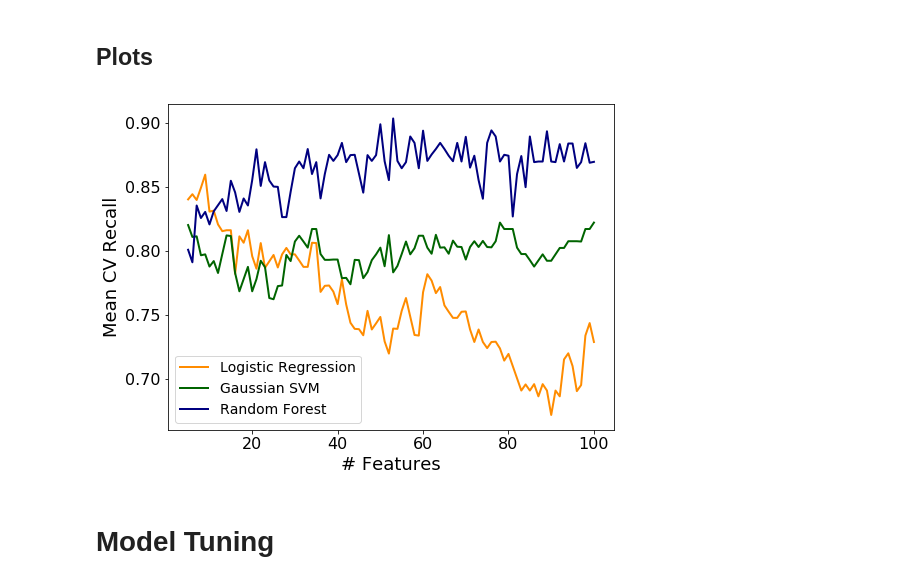
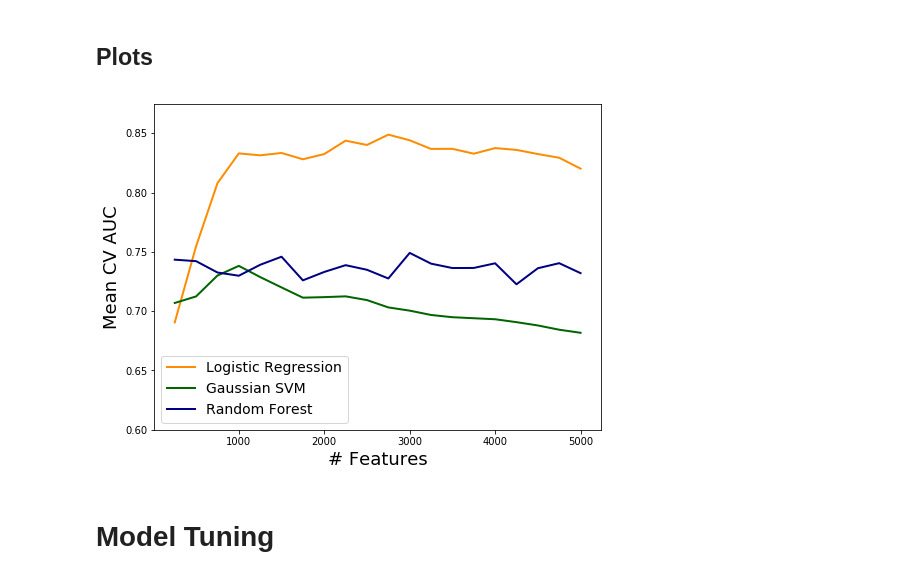
Before and after one commit to sfriedowitz/cs229_project, a Jupyter notebook: model.ipynb, the cells around one changed output. Saved outputs shown, nothing was run; the diff lists cells and outputs as text; code cells hidden in the pictures.

```diff
--- a/model.ipynb
+++ b/model.ipynb
@@ -1008,18 +1027,45 @@ rfc_tree_scores = np.array([
+# %%
+max_nf = 5000
+step = 250
+k_vals = np.arange(step, max_nf + step, step)
+
+lr_tree_scores = np.array([
+    0.6905266 , 0.75478186, 0.80793345, 0.83303912, 0.83141724,
+    0.83341154, 0.82810178, 0.83248981, 0.84378619, 0.84014953,
+    0.8488725 , 0.8440953 , 0.83681265, 0.83690297, 0.83279798,
+    0.83750908, 0.83599985, 0.83251122, 0.82937359, 0.8202214
+])
+
+svm_tree_scores = np.array([
+    0.70693164, 0.71246578, 0.73006489, 0.73821388, 0.728774  ,
+    0.72003612, 0.71140905, 0.711862  , 0.7125128 , 0.70937098,
+    0.7031879 , 0.70046971, 0.69682141, 0.6949258 , 0.69406551,
+    0.69320988, 0.69075471, 0.68797833, 0.68438449, 0.68179711
+])
+
+rfc_tree_scores = np.array([
+    0.74343798, 0.74218666, 0.73263226, 0.72990056, 0.73913189,
+    0.74593598, 0.72600972, 0.73309685, 0.73880416, 0.73491984,
+    0.72758133, 0.74914809, 0.7400918 , 0.73639461, 0.73646537,
+    0.74038043, 0.72268309, 0.73620934, 0.74048098, 0.73208108
+])
 # %%
 plt.figure(figsize = (8, 6))
 
 plt.plot(k_vals, lr_tree_scores, c = "darkorange", label = "Logistic Regression")
 plt.plot(k_vals, svm_tree_scores, c = "darkgreen", label = "Gaussian SVM")
 plt.plot(k_vals, rfc_tree_scores, c = "navy", label = "Random Forest")
 
+plt.ylim([0.6, 0.875])
+
 plt.xlabel("# Features")
-plt.ylabel("Mean CV Recall")
+plt.ylabel("Mean CV AUC")
 plt.legend(loc="lower left")
 
 plt.savefig("images/recall_features_model.png", dpi = 300)
 plt.show()
 # %% [output]
-[figure, old version]
+[figure, new version]
 # %% [markdown]
 # Model Tuning
 # %% [markdown]
```
Also changed, not shown: parts of 62 cells of this notebook, 1 other file.
